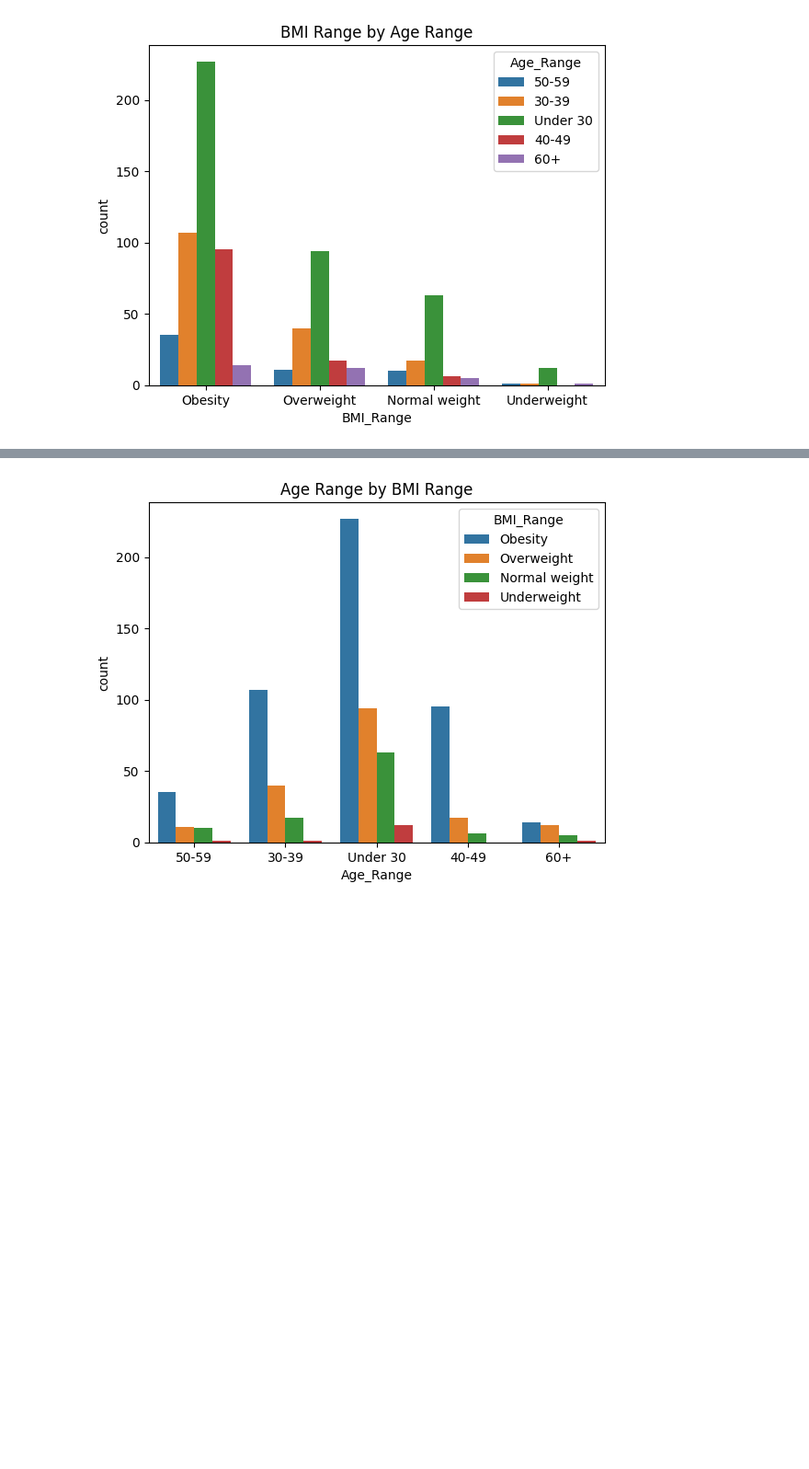
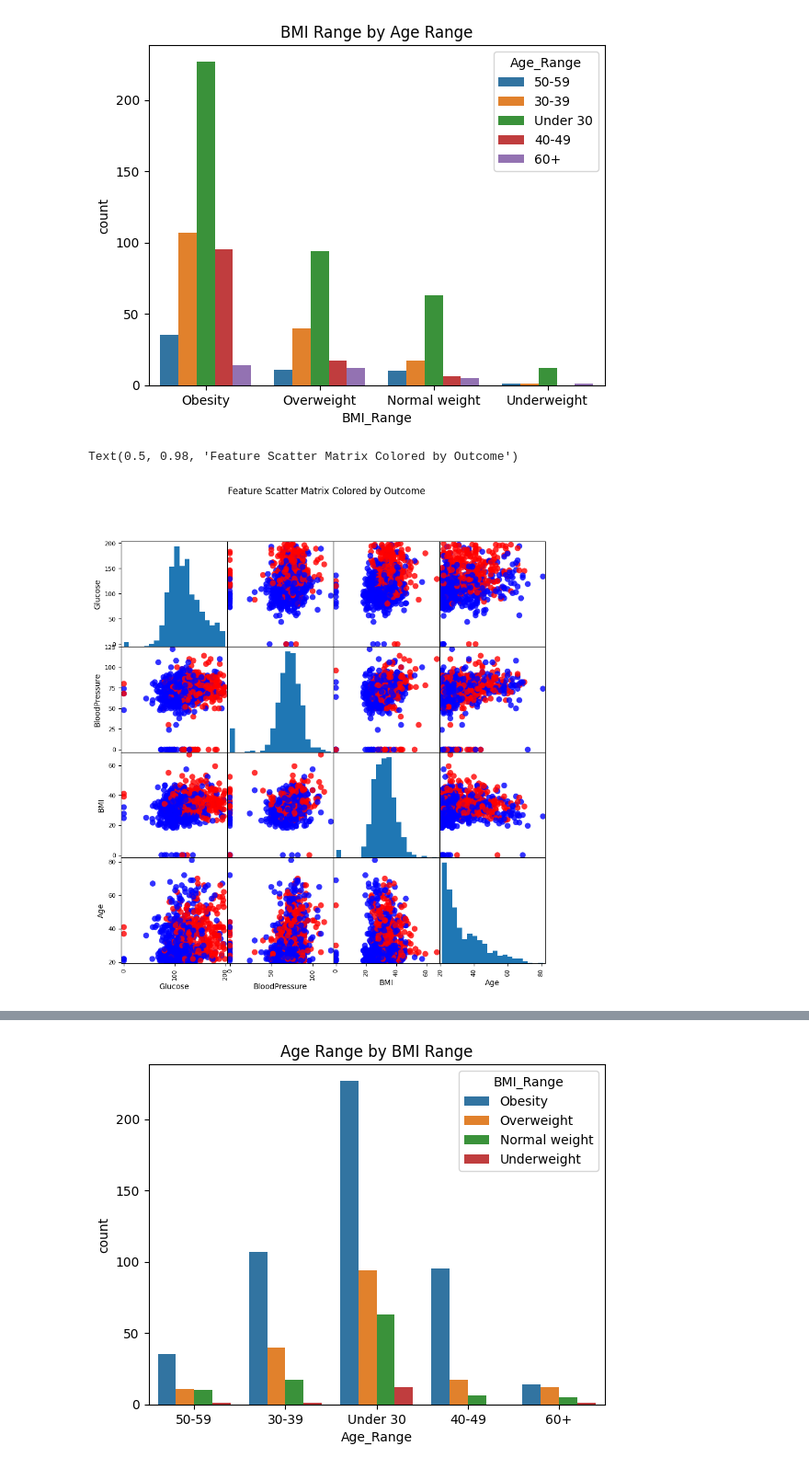
Before and after one commit to bjdawson23/applied-ml-branton, a Jupyter notebook: notebooks/project02/ml02_branton.ipynb, the cells around one changed output, grey strips where cells are left out. Shown at 92% size. Saved outputs shown, nothing was run; the diff lists cells and outputs as text; code cells hidden in the pictures; blank space fills up the shorter version.

```diff
--- a/notebooks/project02/ml02_branton.ipynb
+++ b/notebooks/project02/ml02_branton.ipynb
@@ -508,3 +517,12 @@ plt.title('BMI Range by Age Range')
 plt.show()
 # %% [output]
 [figure]
+# %%
+# Create and graph a mesh of features and target variable
+X = pima[['Glucose', 'BloodPressure', 'BMI', 'Age']]
+y = pima['Outcome']
+scatter_matrix(X, c=y, figsize=(10, 10), marker='o', hist_kwds={'bins': 20}, s=60, alpha=.8, cmap='bwr')
+plt.suptitle('Feature Scatter Matrix Colored by Outcome')
+# %% [output]
+Text(0.5, 0.98, 'Feature Scatter Matrix Colored by Outcome')
+[figure, added]
```
Also changed, not shown: parts of 2 cells of this notebook, 8 other files.
